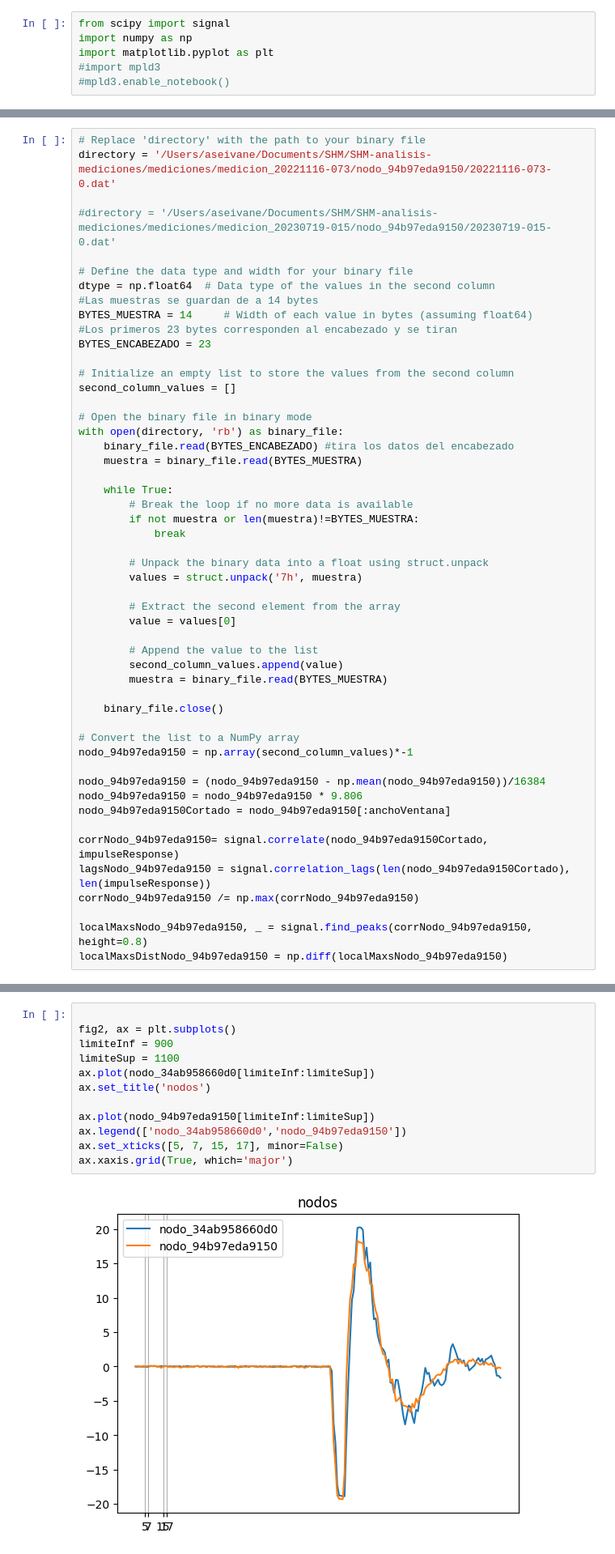
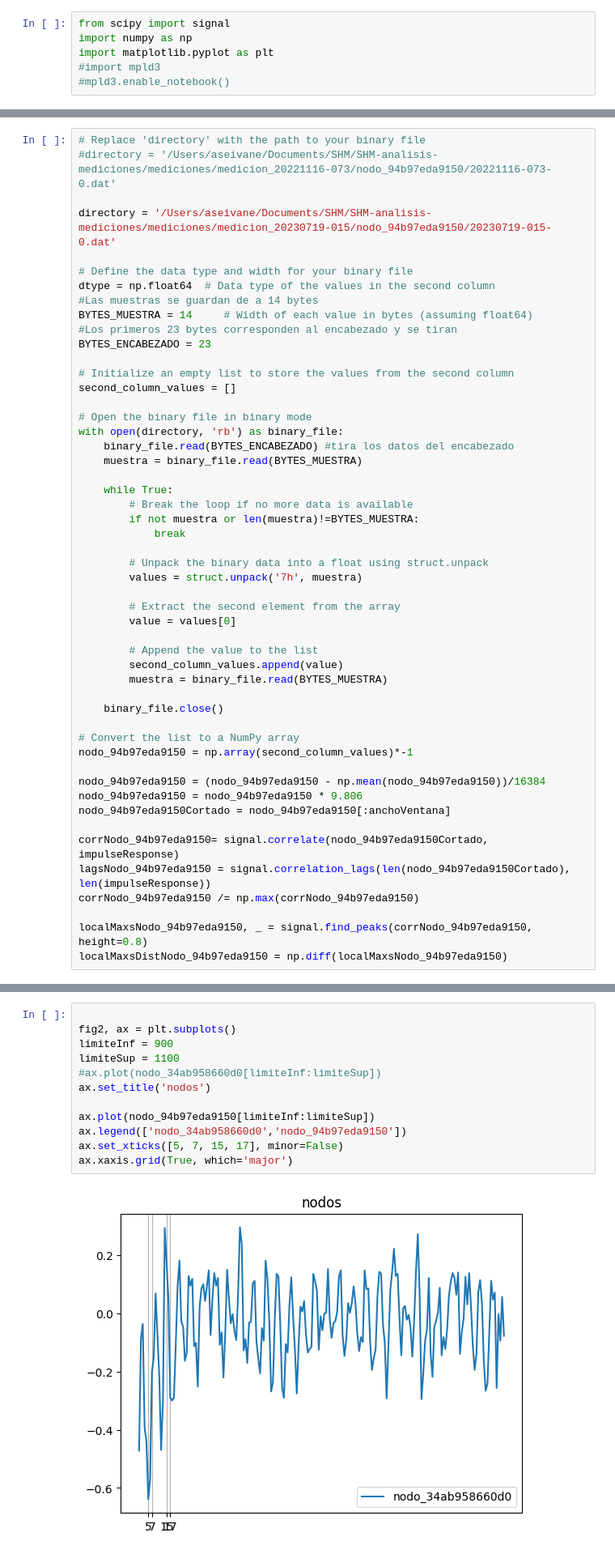
Before and after one commit to aseivane/SHM-analisis-mediciones, a Jupyter notebook: notebook-analisis.ipynb, the cells around one changed output, grey strips where cells are left out. Shown at 81% size. Drawn from its saved outputs; the diff is of its cells as text.

```diff
--- a/notebook-analisis.ipynb
+++ b/notebook-analisis.ipynb
@@ -79,8 +80,8 @@ localMaxsDistNodo_34ab958660d0 = np.diff(localMaxsNodo_34ab958660d0)
 # %%
 # Replace 'directory' with the path to your binary file
-directory = '/Users/aseivane/Documents/SHM/SHM-analisis-mediciones/mediciones/medicion_20221116-073/nodo_94b97eda9150/20221116-073-0.dat'
+#directory = '/Users/aseivane/Documents/SHM/SHM-analisis-mediciones/mediciones/medicion_20221116-073/nodo_94b97eda9150/20221116-073-0.dat'
 
-#directory = '/Users/aseivane/Documents/SHM/SHM-analisis-mediciones/mediciones/medicion_20230719-015/nodo_94b97eda9150/20230719-015-0.dat'
+directory = '/Users/aseivane/Documents/SHM/SHM-analisis-mediciones/mediciones/medicion_20230719-015/nodo_94b97eda9150/20230719-015-0.dat'
 
 # Define the data type and width for your binary file
 dtype = np.float64  # Data type of the values in the second column
@@ -183,17 +188,17 @@ localMaxsDistNodo_94b97eda2f1c = np.diff(localMaxsNodo_94b97eda2f1c)
 # %%
 
 fig2, ax = plt.subplots()
 limiteInf = 900
 limiteSup = 1100
-ax.plot(nodo_34ab958660d0[limiteInf:limiteSup])
+#ax.plot(nodo_34ab958660d0[limiteInf:limiteSup])
 ax.set_title('nodos')
 
 ax.plot(nodo_94b97eda9150[limiteInf:limiteSup])
 ax.legend(['nodo_34ab958660d0','nodo_94b97eda9150'])
 ax.set_xticks([5, 7, 15, 17], minor=False)
 ax.xaxis.grid(True, which='major')
 # %% [output]
-[figure, old version]
+[figure, new version]
 # %%
 fig3, (ax_imp, ax_60d0, ax_9150, ax_corr) = plt.subplots(4, 1)
 ax_imp.plot(impulseResponse)
```
Also changed, not shown: parts of 6 cells of this notebook, 6 other files.
